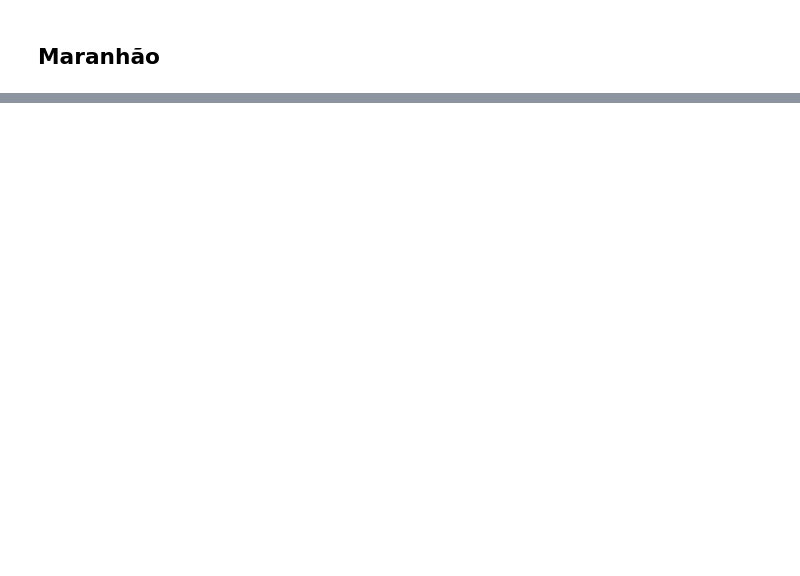
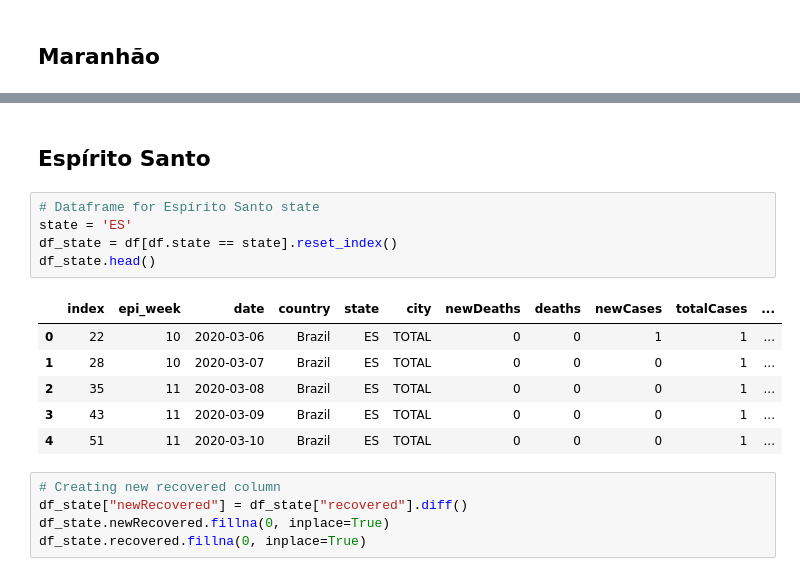
Before and after one commit to Lucas-Buk/IMT, a Jupyter notebook: SIRDataDriven.ipynb, the cells around one changed output, grey strips where cells are left out. Drawn from its saved outputs; the diff is of its cells as text; blank space fills up the shorter version.

```diff
--- a/SIRDataDriven.ipynb
+++ b/SIRDataDriven.ipynb
@@ -357,0 +412,19 @@ df_MA.head()
+# %% [markdown]
+## Espírito Santo
+# %%
+# Dataframe for Espírito Santo state
+state = 'ES'
+df_state = df[df.state == state].reset_index()
+df_state.head()
+# %% [output]
+|  | index | epi_week | date | country | state | city | newDeaths | deaths | newCases | totalCases | ... |
+| 0 | 22 | 10 | 2020-03-06 | Brazil | ES | TOTAL | 0 | 0 | 1 | 1 | ... |
+| 1 | 28 | 10 | 2020-03-07 | Brazil | ES | TOTAL | 0 | 0 | 0 | 1 | ... |
+| 2 | 35 | 11 | 2020-03-08 | Brazil | ES | TOTAL | 0 | 0 | 0 | 1 | ... |
+| 3 | 43 | 11 | 2020-03-09 | Brazil | ES | TOTAL | 0 | 0 | 0 | 1 | ... |
+| 4 | 51 | 11 | 2020-03-10 | Brazil | ES | TOTAL | 0 | 0 | 0 | 1 | ... |
+# %%
+# Creating new recovered column
+df_state["newRecovered"] = df_state["recovered"].diff()
+df_state.newRecovered.fillna(0, inplace=True)
+df_state.recovered.fillna(0, inplace=True)
```
Also changed, not shown: parts of 45 cells of this notebook.
